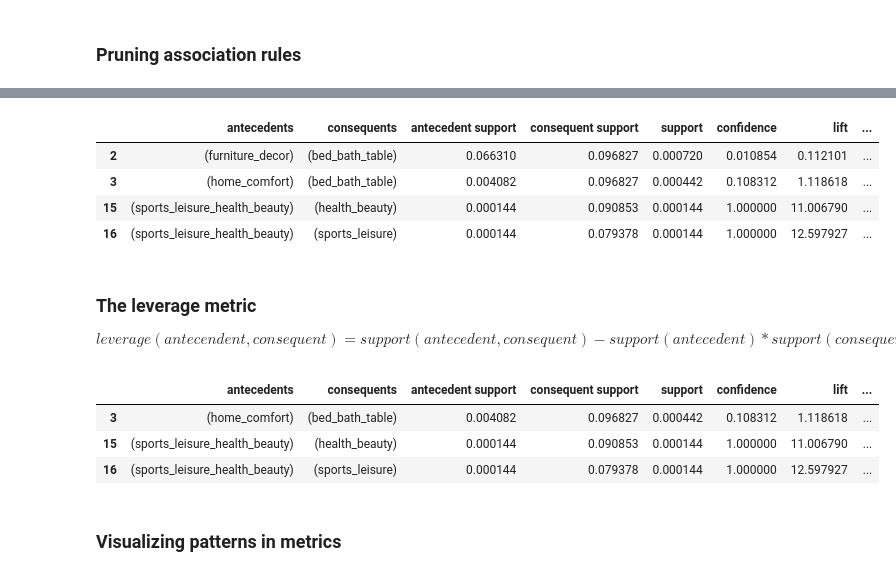
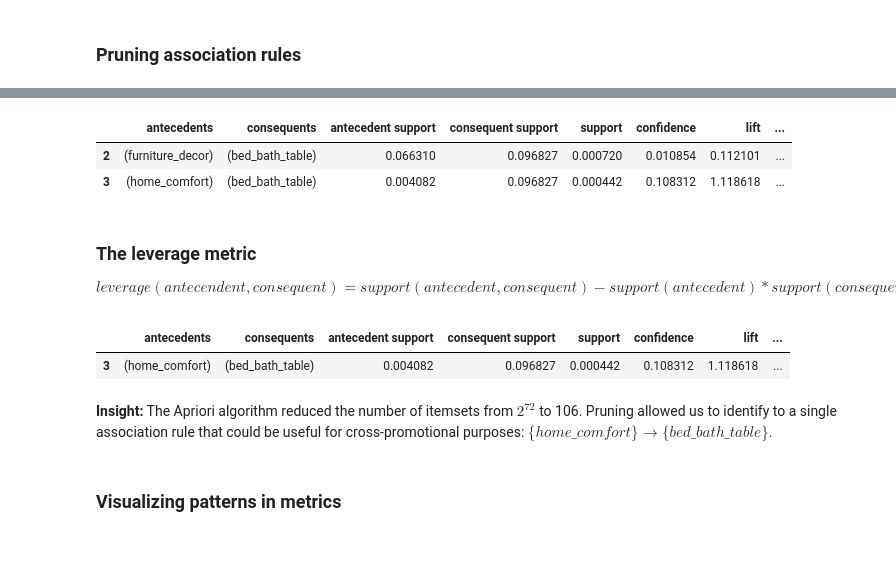
Before and after one commit to datacamp/Market-Basket-Analysis-in-python-live-training, a Jupyter notebook: notebooks/market_basket_analysis_in_python_solution.ipynb, the cells around one changed output, grey strips where cells are left out. Drawn from its saved outputs; the diff is of its cells as text; code cells hidden in the pictures; blank space fills up the shorter version.

```diff
--- a/notebooks/market_basket_analysis_in_python_solution.ipynb
+++ b/notebooks/market_basket_analysis_in_python_solution.ipynb
@@ -588,17 +588,15 @@ rules
 | 15 | (sports_leisure_health_beauty) | (health_beauty) | 0.000144 | 0.090853 | 0.000144 | 1.000000 | 11.006790 | ... |
 | 16 | (sports_leisure_health_beauty) | (sports_leisure) | 0.000144 | 0.079378 | 0.000144 | 1.000000 | 12.597927 | ... |
 # %%
-# Select rules with a consequent support above 0.07.
-rules = rules[rules['consequent support'] > 0.07]
+# Select rules with a consequent support above 0.095.
+rules = rules[rules['consequent support'] > 0.095]
 
 # Print rules.
 rules
 # %% [output]
 |  | antecedents | consequents | antecedent support | consequent support | support | confidence | lift | ... |
 | 2 | (furniture_decor) | (bed_bath_table) | 0.066310 | 0.096827 | 0.000720 | 0.010854 | 0.112101 | ... |
 | 3 | (home_comfort) | (bed_bath_table) | 0.004082 | 0.096827 | 0.000442 | 0.108312 | 1.118618 | ... |
-| 15 | (sports_leisure_health_beauty) | (health_beauty) | 0.000144 | 0.090853 | 0.000144 | 1.000000 | 11.006790 | ... |
-| 16 | (sports_leisure_health_beauty) | (sports_leisure) | 0.000144 | 0.079378 | 0.000144 | 1.000000 | 12.597927 | ... |
 # %% [markdown]
 ### **The leverage metric**
 
@@ -612,8 +610,8 @@ rules
 # %% [output]
 |  | antecedents | consequents | antecedent support | consequent support | support | confidence | lift | ... |
 | 3 | (home_comfort) | (bed_bath_table) | 0.004082 | 0.096827 | 0.000442 | 0.108312 | 1.118618 | ... |
-| 15 | (sports_leisure_health_beauty) | (health_beauty) | 0.000144 | 0.090853 | 0.000144 | 1.000000 | 11.006790 | ... |
-| 16 | (sports_leisure_health_beauty) | (sports_leisure) | 0.000144 | 0.079378 | 0.000144 | 1.000000 | 12.597927 | ... |
+# %% [markdown]
+**Insight:** The Apriori algorithm reduced the number of itemsets from $2^{72}$ to 106. Pruning allowed us to identify to a single association rule that could be useful for cross-promotional purposes: $\{home\_comfort\} \rightarrow \{bed\_bath\_table\}$.
 # %% [markdown]
 ### **Visualizing patterns in metrics**
 # %%
```
Also changed, not shown: parts of 5 cells of this notebook.
